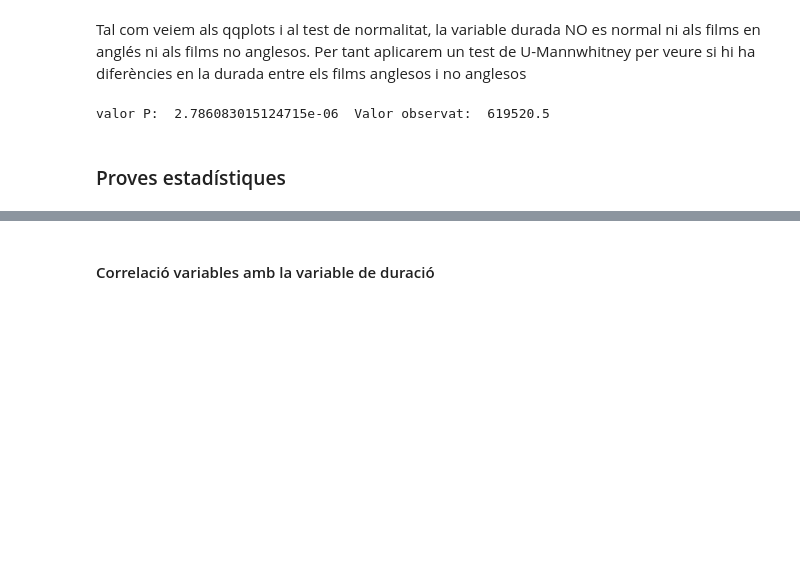
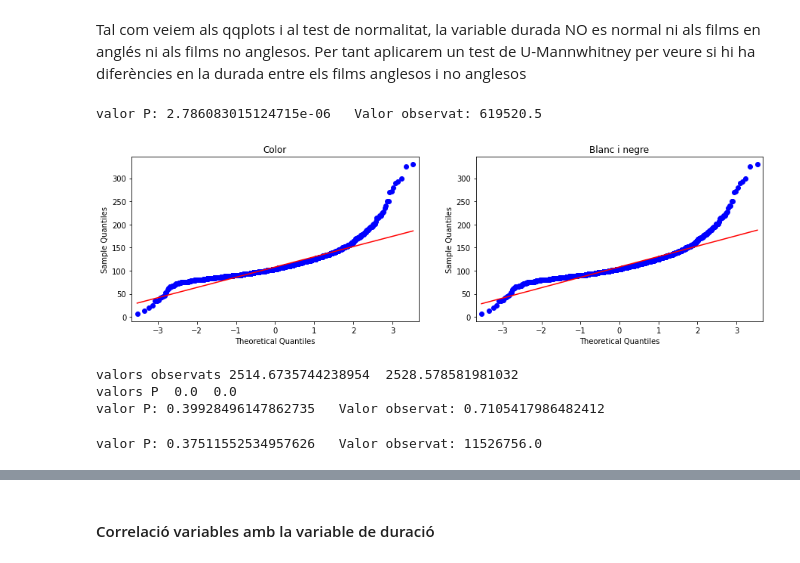
Before and after one commit to sgalan/Practica2-Neteja, a Jupyter notebook: Pràctica2-Neteja.ipynb, the cells around one changed output, grey strips where cells are left out. Saved outputs shown, nothing was run; the diff lists cells and outputs as text; code cells hidden in the pictures; blank space fills up the shorter version.

```diff
--- a/Pràctica2-Neteja.ipynb
+++ b/Pràctica2-Neteja.ipynb
@@ -480,2 +468,31 @@ valor P:  2.786083015124715e-06  Valor observat:  619520.5
-# %% [markdown]
-### Proves estadístiques <a class="anchor" id="proves_estadístiques"></a>
+# %%
+## Color:
+g1=filtered_df[filtered_df['color'] =='Color']['duration']
+g2=filtered_df[filtered_df['Color'] !='Color']['duration']
+
+# normalitat
+fig, ax = plt.subplots(1, 2, figsize=(15, 4))
+ax[0].set_title('Color')
+qqplot(g1, line='s', ax = ax[0])
+ax[1].set_title('Blanc i negre')
+qqplot(g2, line='s', ax=ax[1])
+plt.show()
+x1, p1 = stats.normaltest(g1)
+x2, p2 = stats.normaltest(g2)
+print("valors observats {0}  {1}".format(x1, x2))
+print("valors P  {0}  {1}".format(p1, p2))
+
+# homoscedasticitat
+stat, p = stats.levene(g1,g2)
+print("valor P: {0}   Valor observat: {1}".format(p, stat))
+# %% [output]
+[figure, added]
+valors observats 2514.6735744238954  2528.578581981032
+valors P  0.0  0.0
+valor P: 0.39928496147862735   Valor observat: 0.7105417986482412
+# %%
+# TEST U MANN WITHNEY, compare samples
+stat, p = mannwhitneyu(g1, g2)
+print("valor P: {0}   Valor observat: {1}".format(p, stat))
+# %% [output]
+valor P: 0.37511552534957626   Valor observat: 11526756.0
```
Also changed, not shown: parts of 36 cells of this notebook.
